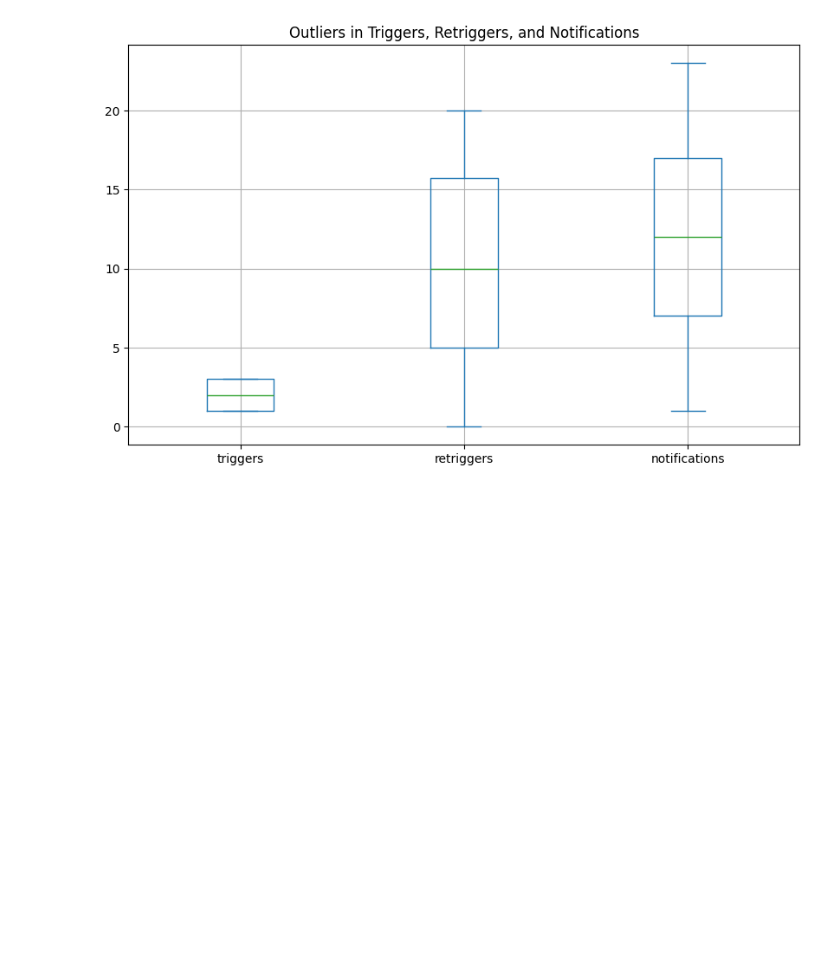
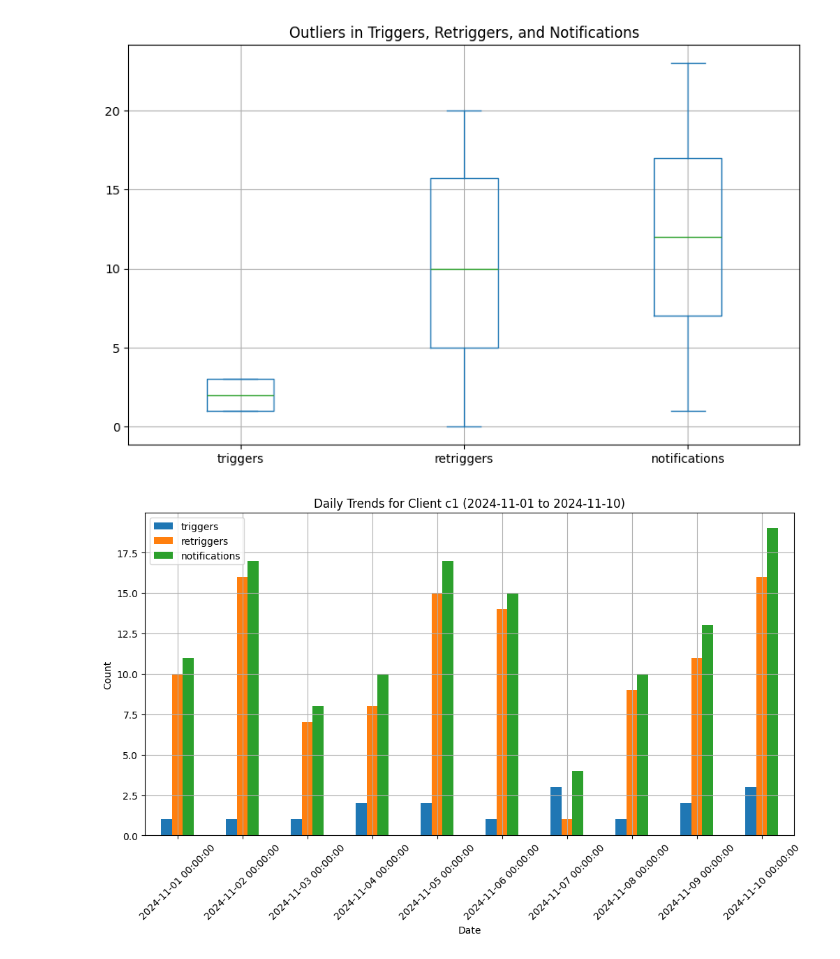
Before and after one commit to pain459/learn_ds, a Jupyter notebook: projects/alert_analysis/Workbook.ipynb, the cells around one changed output. Cells and saved outputs as stored; diff of their text form; code cells hidden in the pictures; blank space fills up the shorter version.

Commit message:
trend analysis.

```diff
--- a/projects/alert_analysis/Workbook.ipynb
+++ b/projects/alert_analysis/Workbook.ipynb
@@ -256,3 +256,31 @@ plt.grid()
 plt.show()
 # %% [output]
 [figure]
+# %%
+# Function to plot daily trends for a given client and timeframe
+def plot_client_trends(client_id, start_date, end_date):
+    # Filter data for the given client and timeframe
+    client_data = data[
+        (data['client'] == client_id) &
+        (data['date'] >= start_date) &
+        (data['date'] <= end_date)
+    ]
+
+    if client_data.empty:
+        print(f"No data available for client {client_id} in the given timeframe ({start_date} to {end_date}).")
+        return
+
+    # Plotting
+    client_trends = client_data[['date', 'triggers', 'retriggers', 'notifications']].set_index('date')
+    client_trends.plot(kind='bar', figsize=(12, 6), title=f"Daily Trends for Client {client_id} ({start_date} to {end_date})")
+    plt.xlabel("Date")
+    plt.ylabel("Count")
+    plt.xticks(rotation=45)
+    plt.grid()
+    plt.show()
+
+# Example Usage
+# Provide client ID, start date, and end date to filter the data
+plot_client_trends(client_id="c1", start_date="2024-11-01", end_date="2024-11-10")
+# %% [output]
+[figure, added]
```
